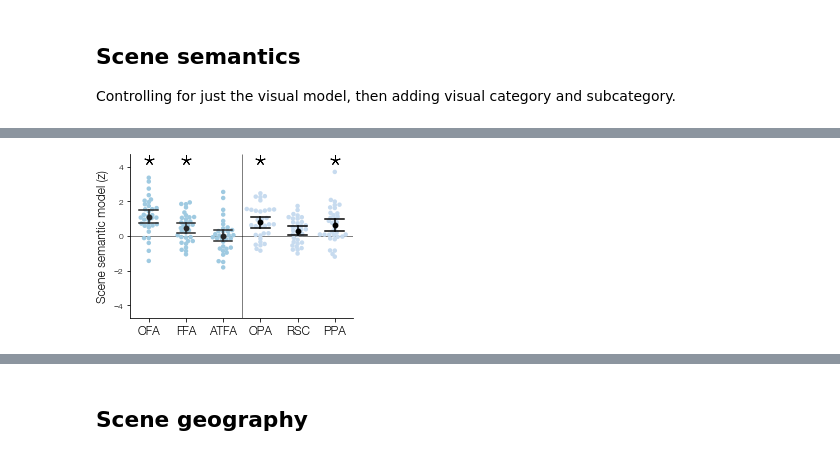
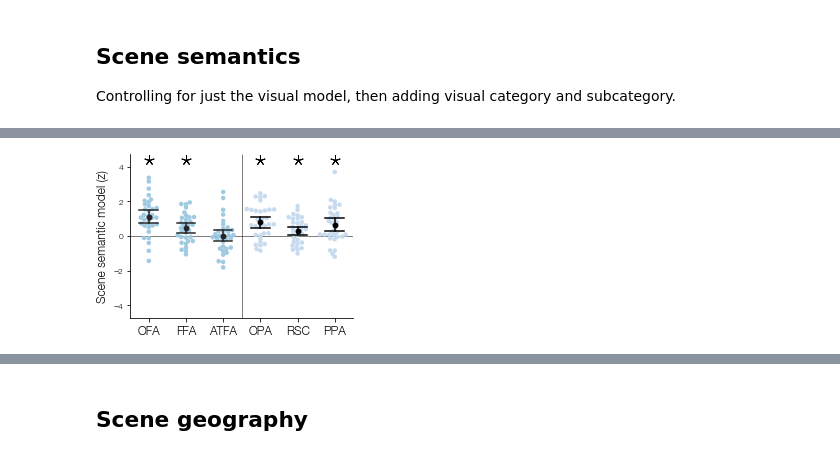
Before and after one commit to prestonlab/wikisim, a Jupyter notebook: jupyter/plot_prsa_use_func.ipynb, the cells around one changed output, grey strips where cells are left out. Drawn from its saved outputs; the diff is of its cells as text; code cells hidden in the pictures.

```diff
--- a/jupyter/plot_prsa_use_func.ipynb
+++ b/jupyter/plot_prsa_use_func.ipynb
@@ -94,7 +126,8 @@ zstat_scene_hmx_sub_typ_use = rsa.load_net_zstat(
 # %%
 fig, ax = plt.subplots(figsize=figsize)
 sig = figures.plot_zstat_perm(
-    zstat_scene_hmx_use, 'wiki_use1', 'scene', ax=ax, **opt
+    zstat_scene_hmx_use, 'wiki_use1', 'scene', ax=ax, method='t',
+    sig_col='q', sig_alpha=0.1, **opt
 )
 fig.savefig(os.path.join(fig_dir, 'prsa_func_scene_use.pdf'))
 sig
@@ -109 +143 @@ sig
-[figure, old version]
+[figure, new version]
```
Also changed, not shown: parts of 17 cells of this notebook, 1 other file.
